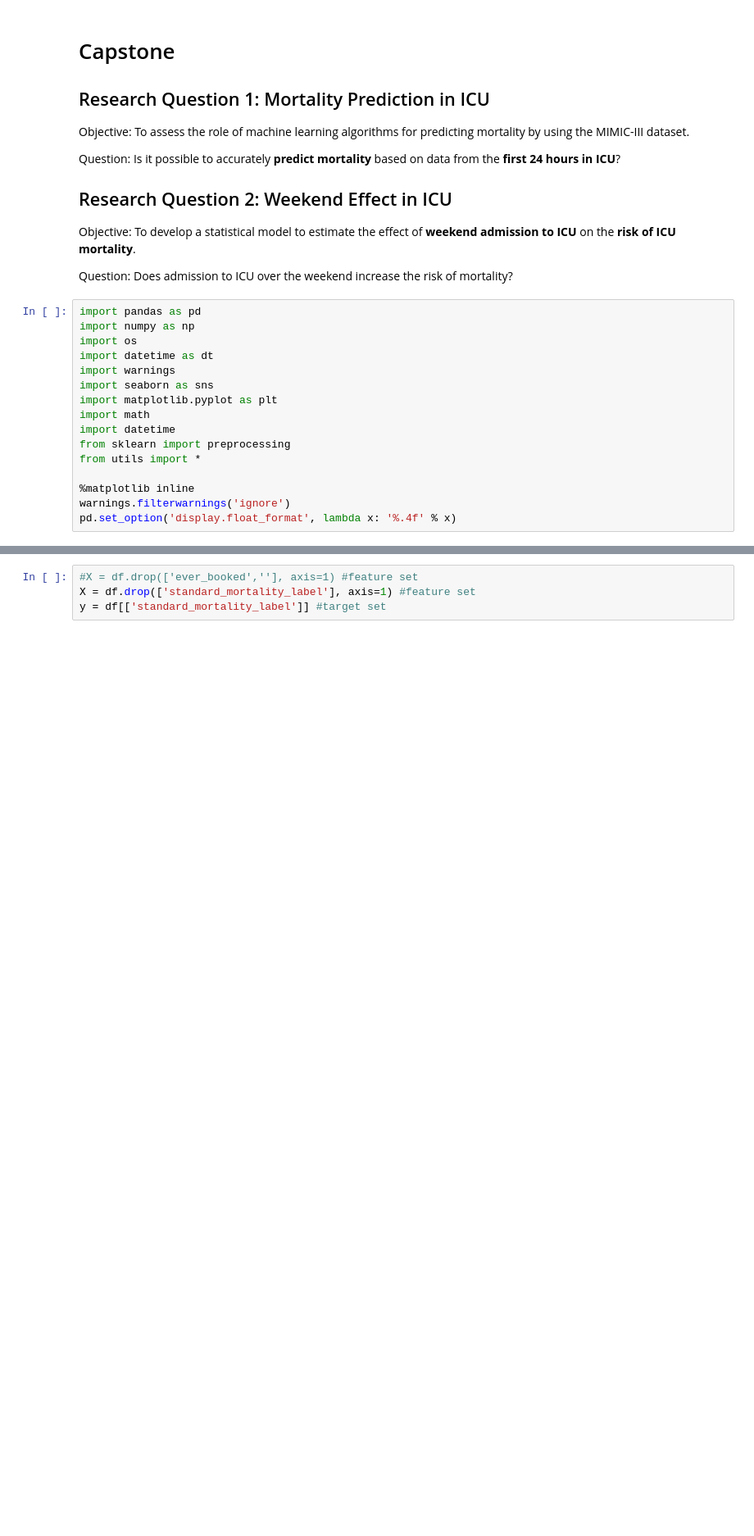
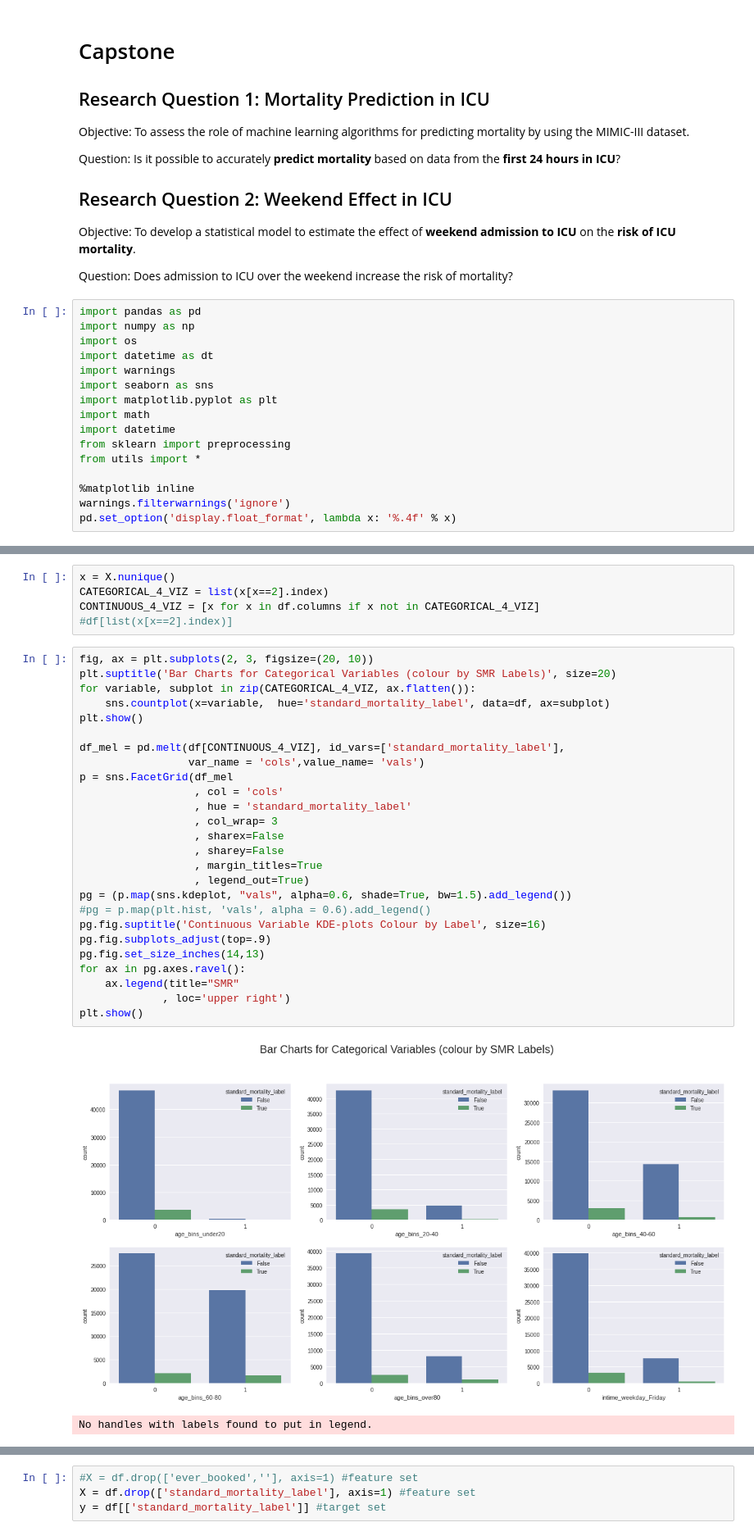
Before and after one commit to annmelaniehuang/capstone21_annmhuang, a Jupyter notebook: Data Preparation.ipynb, the cells around one changed output, grey strips where cells are left out. Shown at 82% size. Drawn from its saved outputs; the diff is of its cells as text; blank space fills up the shorter version.

```diff
--- a/Data Preparation.ipynb
+++ b/Data Preparation.ipynb
@@ -134,0 +120,34 @@ plt.show()
+# %%
+x = X.nunique()
+CATEGORICAL_4_VIZ = list(x[x==2].index)
+CONTINUOUS_4_VIZ = [x for x in df.columns if x not in CATEGORICAL_4_VIZ]
+#df[list(x[x==2].index)]
+# %%
+fig, ax = plt.subplots(2, 3, figsize=(20, 10))
+plt.suptitle('Bar Charts for Categorical Variables (colour by SMR Labels)', size=20)
+for variable, subplot in zip(CATEGORICAL_4_VIZ, ax.flatten()):
+    sns.countplot(x=variable,  hue='standard_mortality_label', data=df, ax=subplot)
+plt.show()
+
+df_mel = pd.melt(df[CONTINUOUS_4_VIZ], id_vars=['standard_mortality_label'],
+                 var_name = 'cols',value_name= 'vals')
+p = sns.FacetGrid(df_mel
+                  , col = 'cols'
+                  , hue = 'standard_mortality_label'
+                  , col_wrap= 3
+                  , sharex=False
+                  , sharey=False
+                  , margin_titles=True
+                  , legend_out=True)
+pg = (p.map(sns.kdeplot, "vals", alpha=0.6, shade=True, bw=1.5).add_legend())
+#pg = p.map(plt.hist, 'vals', alpha = 0.6).add_legend()
+pg.fig.suptitle('Continuous Variable KDE-plots Colour by Label', size=16)
+pg.fig.subplots_adjust(top=.9)
+pg.fig.set_size_inches(14,13)
+for ax in pg.axes.ravel():
+    ax.legend(title="SMR"
+             , loc='upper right')
+plt.show()
+# %% [output]
+[figure, added]
+No handles with labels found to put in legend.
```
Also changed, not shown: parts of 17 cells of this notebook, 1 other file.
